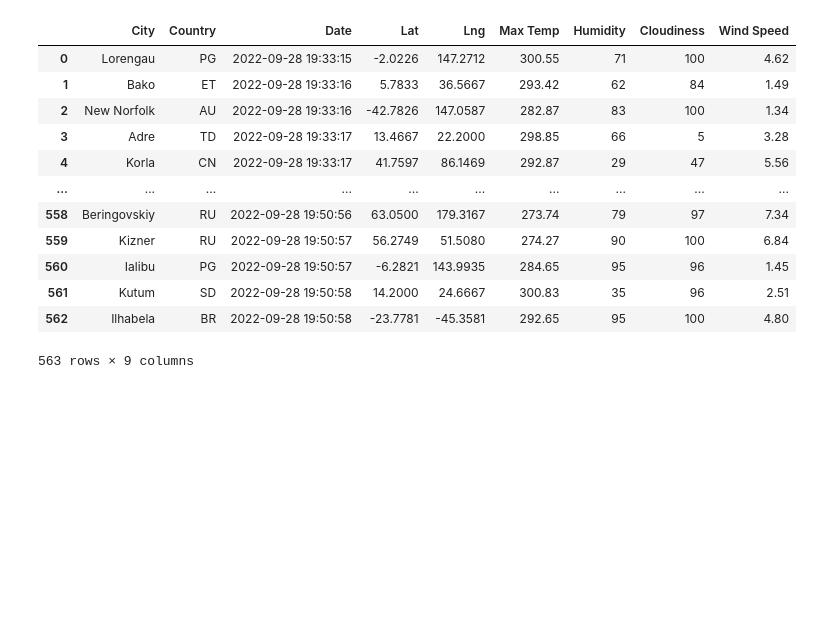
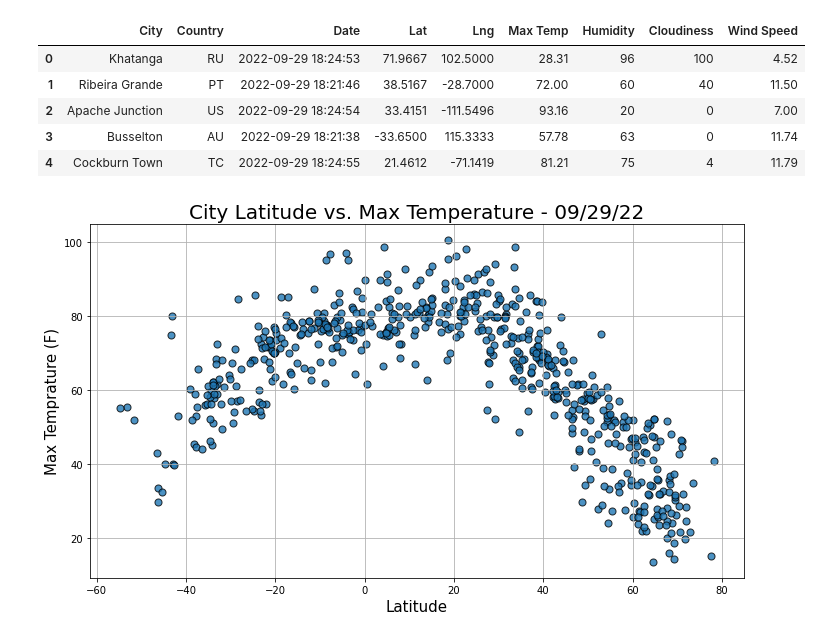
Before and after one commit to EmadSoheili/API-UofT-WorldWeatherAnalysis, a Jupyter notebook: WeatherPy.ipynb, the cells around one changed output. Cells and saved outputs as stored; diff of their text form; code cells hidden in the pictures; blank space fills up the shorter version.

Commit message:
Regression Plots Added

```diff
--- a/WeatherPy.ipynb
+++ b/WeatherPy.ipynb
@@ -33,7 +34,7 @@ len(cities)
 # Import the API key
 from config import weather_api_key
 # %%
-url = f'http://api.openweathermap.org/data/2.5/weather?appid={weather_api_key}&q='
+url = f'http://api.openweathermap.org/data/2.5/weather?units=Imperial&APPID={weather_api_key}&q='
 # %%
 # Create an empty list to hold the weather data
 city_data = []
@@ -137,21 +131,14 @@ city_data_df
 # %%
 # Reorder the columns
 city_data_df = city_data_df[['City','Country','Date','Lat','Lng','Max Temp','Humidity','Cloudiness','Wind Speed']]
-city_data_df
+city_data_df.head()
 # %% [output]
 |  | City | Country | Date | Lat | Lng | Max Temp | Humidity | Cloudiness | Wind Speed |
-| 0 | Lorengau | PG | 2022-09-28 19:33:15 | -2.0226 | 147.2712 | 300.55 | 71 | 100 | 4.62 |
-| 1 | Bako | ET | 2022-09-28 19:33:16 | 5.7833 | 36.5667 | 293.42 | 62 | 84 | 1.49 |
-| 2 | New Norfolk | AU | 2022-09-28 19:33:16 | -42.7826 | 147.0587 | 282.87 | 83 | 100 | 1.34 |
-| 3 | Adre | TD | 2022-09-28 19:33:17 | 13.4667 | 22.2000 | 298.85 | 66 | 5 | 3.28 |
-| 4 | Korla | CN | 2022-09-28 19:33:17 | 41.7597 | 86.1469 | 292.87 | 29 | 47 | 5.56 |
-| ... | ... | ... | ... | ... | ... | ... | ... | ... | ... |
-| 558 | Beringovskiy | RU | 2022-09-28 19:50:56 | 63.0500 | 179.3167 | 273.74 | 79 | 97 | 7.34 |
-| 559 | Kizner | RU | 2022-09-28 19:50:57 | 56.2749 | 51.5080 | 274.27 | 90 | 100 | 6.84 |
-| 560 | Ialibu | PG | 2022-09-28 19:50:57 | -6.2821 | 143.9935 | 284.65 | 95 | 96 | 1.45 |
-| 561 | Kutum | SD | 2022-09-28 19:50:58 | 14.2000 | 24.6667 | 300.83 | 35 | 96 | 2.51 |
-| 562 | Ilhabela | BR | 2022-09-28 19:50:58 | -23.7781 | -45.3581 | 292.65 | 95 | 100 | 4.80 |
+| 0 | Khatanga | RU | 2022-09-29 18:24:53 | 71.9667 | 102.5000 | 28.31 | 96 | 100 | 4.52 |
+| 1 | Ribeira Grande | PT | 2022-09-29 18:21:46 | 38.5167 | -28.7000 | 72.00 | 60 | 40 | 11.50 |
+| 2 | Apache Junction | US | 2022-09-29 18:24:54 | 33.4151 | -111.5496 | 93.16 | 20 | 0 | 7.00 |
+| 3 | Busselton | AU | 2022-09-29 18:21:38 | -33.6500 | 115.3333 | 57.78 | 63 | 0 | 11.74 |
+| 4 | Cockburn Town | TC | 2022-09-29 18:24:55 | 21.4612 | -71.1419 | 81.21 | 75 | 4 | 11.79 |
-563 rows × 9 columns
 # %%
 # Create an output CSV file and export the data
 output_file_path = 'Weather_data/cities.csv'
@@ -158,0 +154,22 @@ city_data_df.to_csv(output_file_path, index_label = "City ID")
+# %%
+# Create Scatter Chart: Latitude vs. Max Temperature
+plt.figure(figsize = (10,6))
+plt.scatter(lats,
+            max_temps,
+            edgecolors='black',
+            linewidths=1,
+            marker='o',
+            alpha=0.8,
+            label='Cities',
+            s=50)
+
+plt.title(f'City Latitude vs. Max Temperature - {today}', fontsize=20)
+plt.ylabel('Max Temprature (F)', fontsize=15)
+plt.xlabel('Latitude', fontsize=15)
+plt.grid(True)
+
+plt.tight_layout()
+plt.savefig("Outputs/scatter_LatVsTemp.png")
+plt.show()
+# %% [output]
+[figure, added]
```
Also changed, not shown: parts of 18 cells of this notebook, 14 other files.
